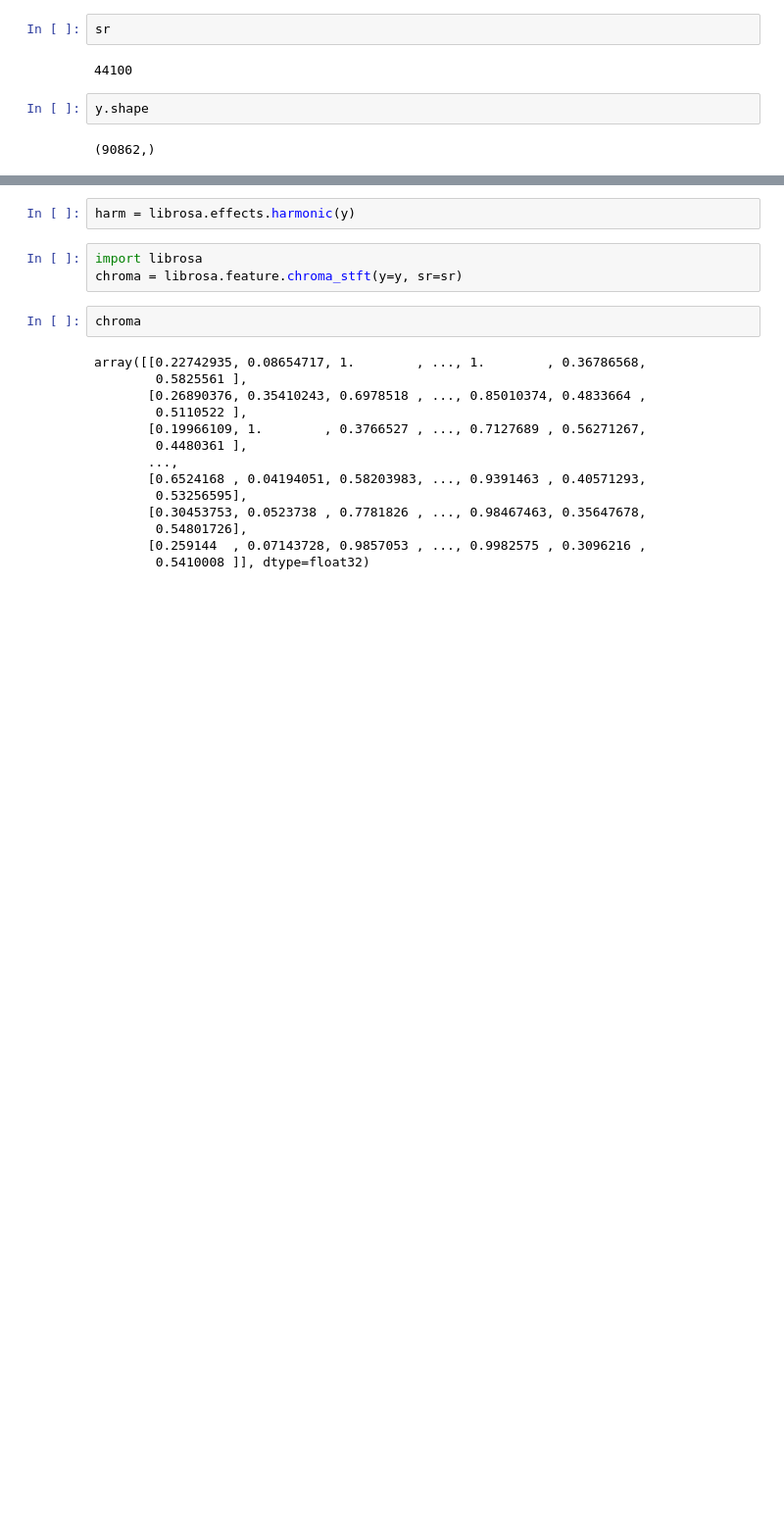
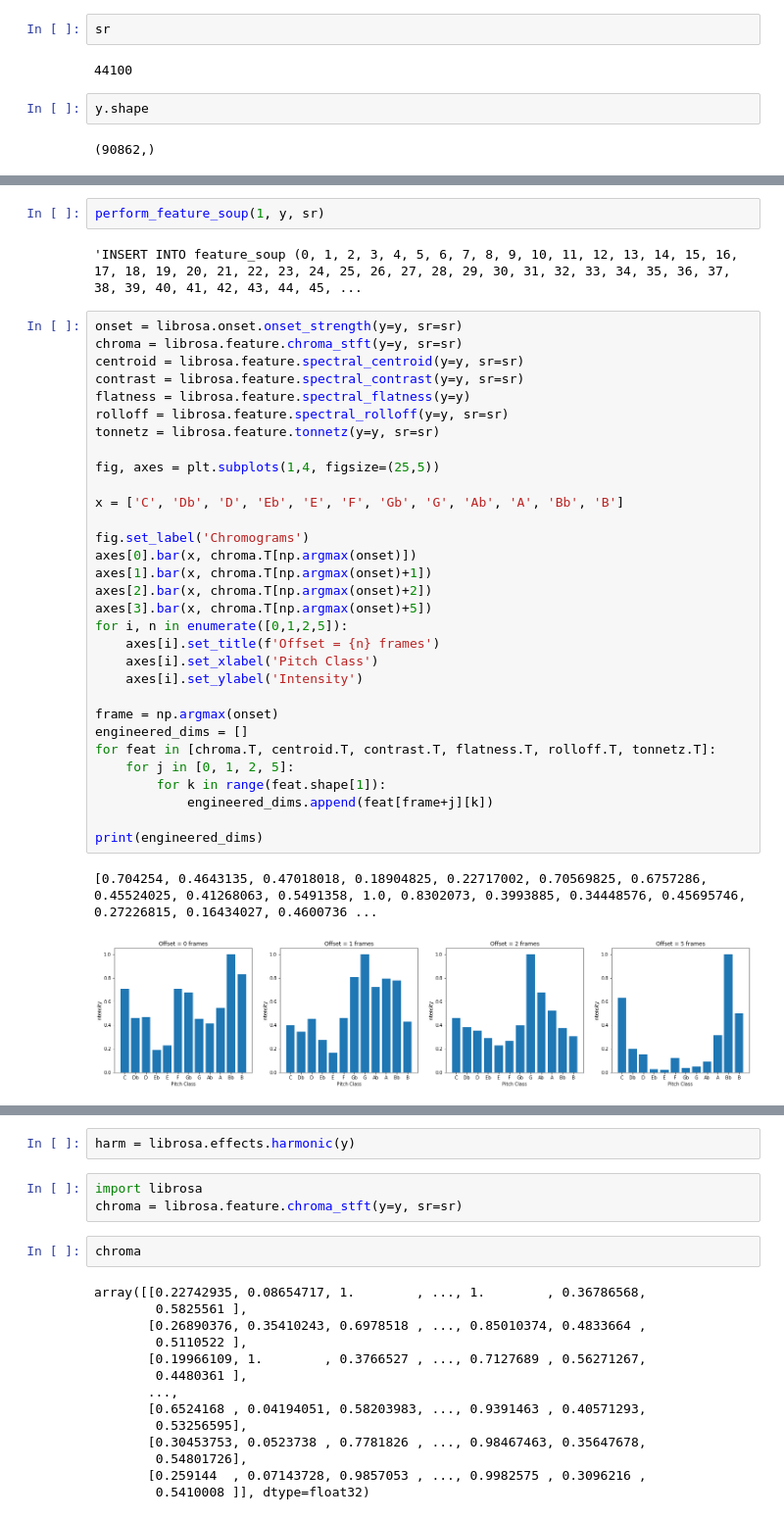
Before and after one commit to jmsmdy/sound-parse, a Jupyter notebook: Fourier Analysis.ipynb, the cells around one changed output, grey strips where cells are left out. Shown at 98% size. Cells and saved outputs as stored; diff of their text form; blank space fills up the shorter version.

```diff
--- a/Fourier Analysis.ipynb
+++ b/Fourier Analysis.ipynb
@@ -287,0 +328,38 @@ y.shape
+# %%
+perform_feature_soup(1, y, sr)
+# %% [output]
+'INSERT INTO feature_soup (0, 1, 2, 3, 4, 5, 6, 7, 8, 9, 10, 11, 12, 13, 14, 15, 16, 17, 18, 19, 20, 21, 22, 23, 24, 25, 26, 27, 28, 29, 30, 31, 32, 33, 34, 35, 36, 37, 38, 39, 40, 41, 42, 43, 44, 45, ...
+# %%
+onset = librosa.onset.onset_strength(y=y, sr=sr)
+chroma = librosa.feature.chroma_stft(y=y, sr=sr)
+centroid = librosa.feature.spectral_centroid(y=y, sr=sr)
+contrast = librosa.feature.spectral_contrast(y=y, sr=sr)
+flatness = librosa.feature.spectral_flatness(y=y)
+rolloff = librosa.feature.spectral_rolloff(y=y, sr=sr)
+tonnetz = librosa.feature.tonnetz(y=y, sr=sr)
+
+fig, axes = plt.subplots(1,4, figsize=(25,5))
+
+x = ['C', 'Db', 'D', 'Eb', 'E', 'F', 'Gb', 'G', 'Ab', 'A', 'Bb', 'B']
+
+fig.set_label('Chromograms')
+axes[0].bar(x, chroma.T[np.argmax(onset)])
+axes[1].bar(x, chroma.T[np.argmax(onset)+1])
+axes[2].bar(x, chroma.T[np.argmax(onset)+2])
+axes[3].bar(x, chroma.T[np.argmax(onset)+5])
+for i, n in enumerate([0,1,2,5]):
+    axes[i].set_title(f'Offset = {n} frames')
+    axes[i].set_xlabel('Pitch Class')
+    axes[i].set_ylabel('Intensity')
+
+frame = np.argmax(onset)
+engineered_dims = []
+for feat in [chroma.T, centroid.T, contrast.T, flatness.T, rolloff.T, tonnetz.T]:
+    for j in [0, 1, 2, 5]:
+        for k in range(feat.shape[1]):
+            engineered_dims.append(feat[frame+j][k])
+
+print(engineered_dims)
+# %% [output]
+[0.704254, 0.4643135, 0.47018018, 0.18904825, 0.22717002, 0.70569825, 0.6757286, 0.45524025, 0.41268063, 0.5491358, 1.0, 0.8302073, 0.3993885, 0.34448576, 0.45695746, 0.27226815, 0.16434027, 0.4600736 ...
+[figure, added]
```
Also changed, not shown: parts of 9 cells of this notebook, 4 other files.
